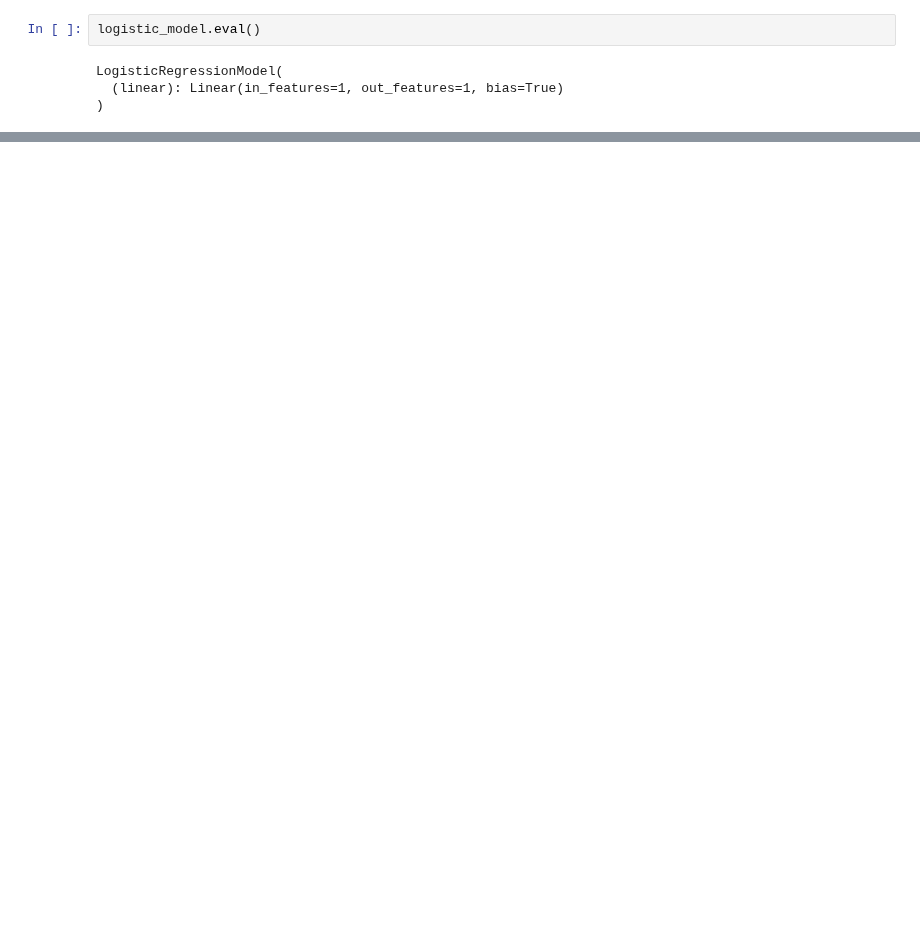
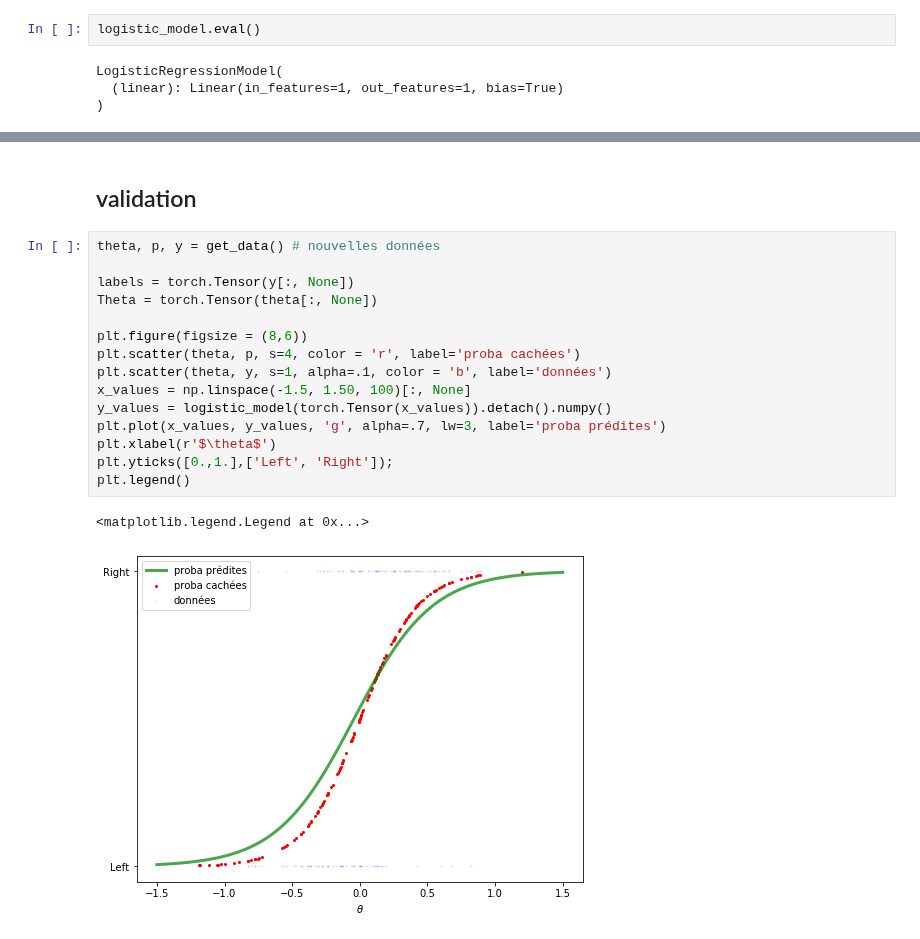
Before and after one commit to jennafradin/MSc-Internship, a Jupyter notebook: Notebooks/W05/35_theory-torch.ipynb, the cells around one changed output, grey strips where cells are left out. Drawn from its saved outputs; the diff is of its cells as text; blank space fills up the shorter version.

```diff
--- a/Notebooks/W05/35_theory-torch.ipynb
+++ b/Notebooks/W05/35_theory-torch.ipynb
@@ -151,0 +170,20 @@ plt.legend()
+# %% [markdown]
+## validation
+# %%
+theta, p, y = get_data() # nouvelles données
+
+labels = torch.Tensor(y[:, None])
+Theta = torch.Tensor(theta[:, None])
+
+plt.figure(figsize = (8,6))
+plt.scatter(theta, p, s=4, color = 'r', label='proba cachées')
+plt.scatter(theta, y, s=1, alpha=.1, color = 'b', label='données')
+x_values = np.linspace(-1.5, 1.50, 100)[:, None]
+y_values = logistic_model(torch.Tensor(x_values)).detach().numpy()
+plt.plot(x_values, y_values, 'g', alpha=.7, lw=3, label='proba prédites')
+plt.xlabel(r'$\theta$')
+plt.yticks([0.,1.],['Left', 'Right']);
+plt.legend()
+# %% [output]
+<matplotlib.legend.Legend at 0x...>
+[figure, added]
```
Also changed, not shown: parts of 8 cells of this notebook, 2 other files.
